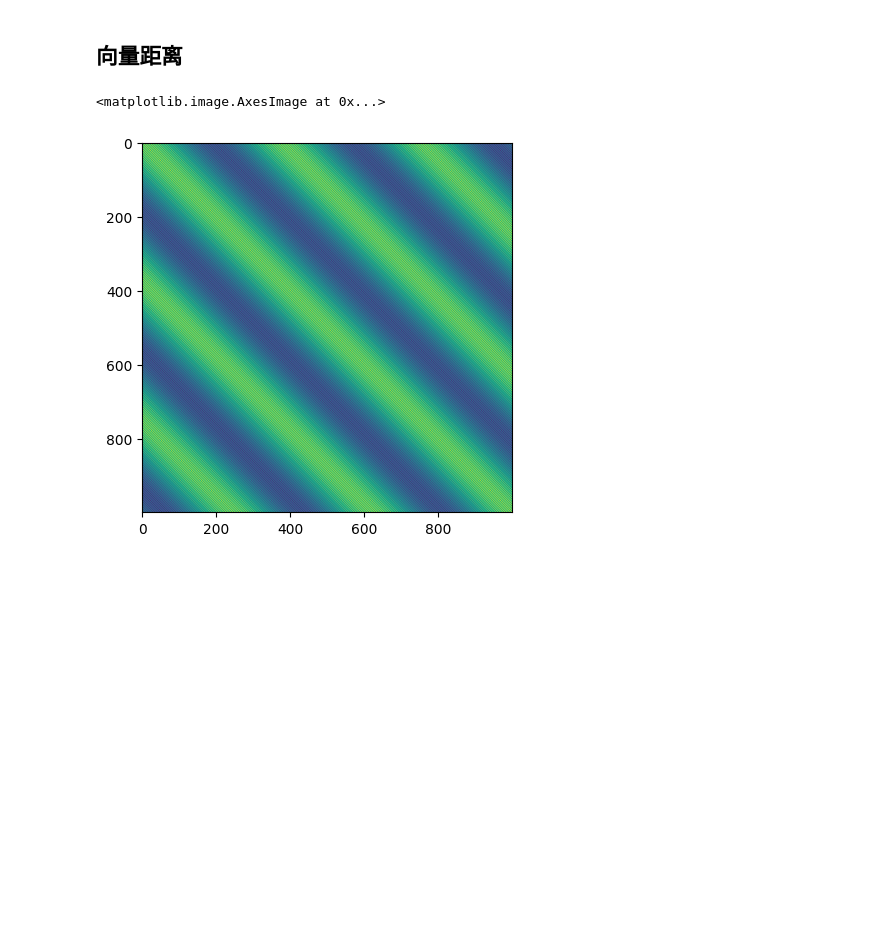
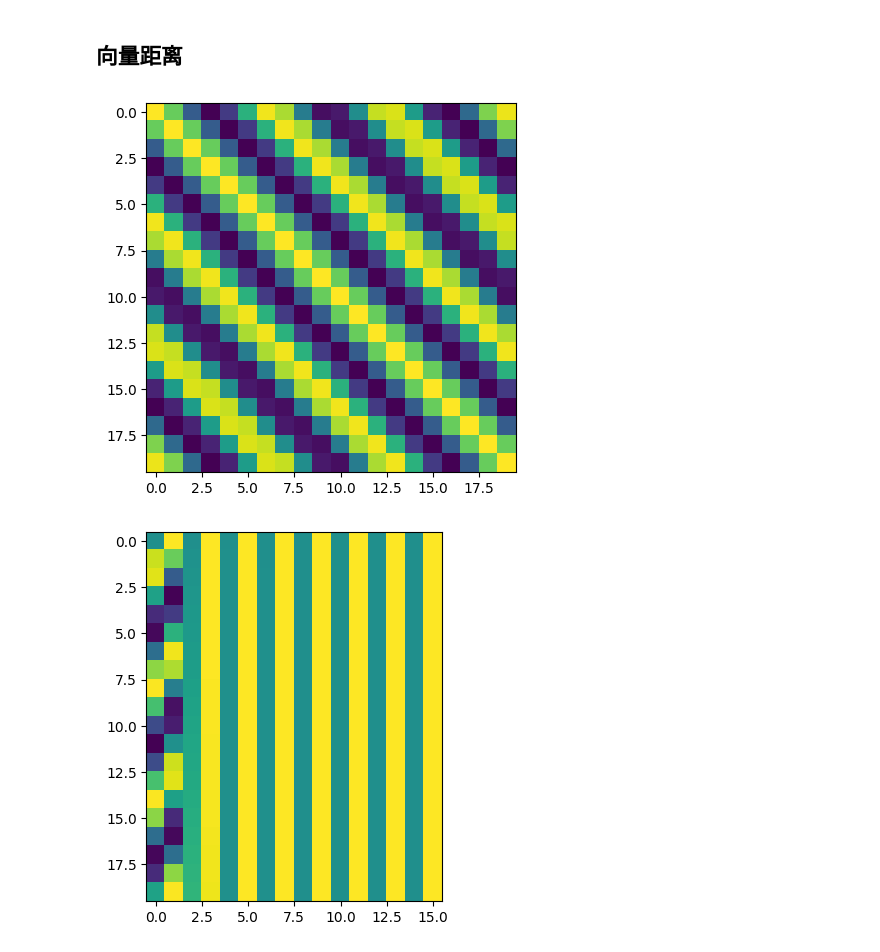
Before and after one commit to flaneur2020/flaneur2020.github.io, a Jupyter notebook: exercises/positional-encoding/pe.ipynb, the cells around one changed output. Saved outputs shown, nothing was run; the diff lists cells and outputs as text; code cells hidden in the pictures; blank space fills up the shorter version.

```diff
--- a/exercises/positional-encoding/pe.ipynb
+++ b/exercises/positional-encoding/pe.ipynb
@@ -129,27 +129,32 @@ plt.show()
 # %%
 def clockPosition(k):
     return np.array([
         np.sin(k),
         np.cos(k),
         np.sin(k / 60),
         np.cos(k / 60),
         np.sin(k / 3600),
         np.cos(k / 3600),
     ])
 
 def clockPosition2(k, d=8):
     p = np.zeros(d)
     for i in range(0, int(d/2)):
-        p[i*2] = np.sin(k / (60 ** i))
-        p[i*2+1] = np.cos(k / (60 ** i))
+        denominator = np.power(60, i)
+        p[i*2] = np.sin(k / denominator)
+        p[i*2+1] = np.cos(k / denominator)
     return p
 
-pe = np.array([clockPosition2(i) for i in range(1000)])
+pe = np.array([clockPosition2(i, 16) for i in range(20)])
 distances = pe.dot(pe.T)
 plt.imshow(distances)
+plt.show()
+
+plt.imshow(pe)
+plt.show()
 # %% [output]
-<matplotlib.image.AxesImage at 0x...>
-[figure, old version]
+[figure, new version]
+[figure, added]
 # %%
 def sinPosition(pos, d=256, n=10000):
     p = np.zeros(d)
```
Also changed, not shown: parts of 1 cell of this notebook.
